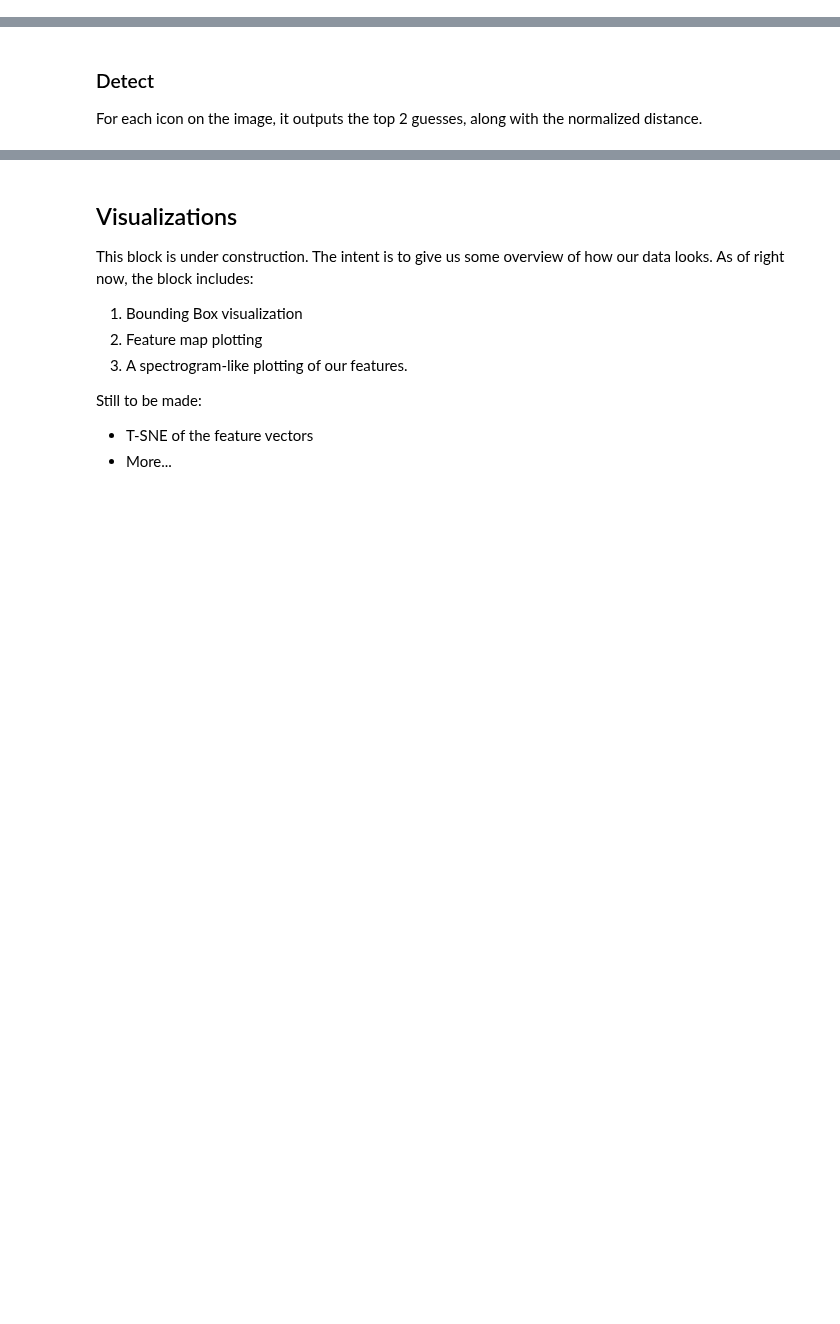
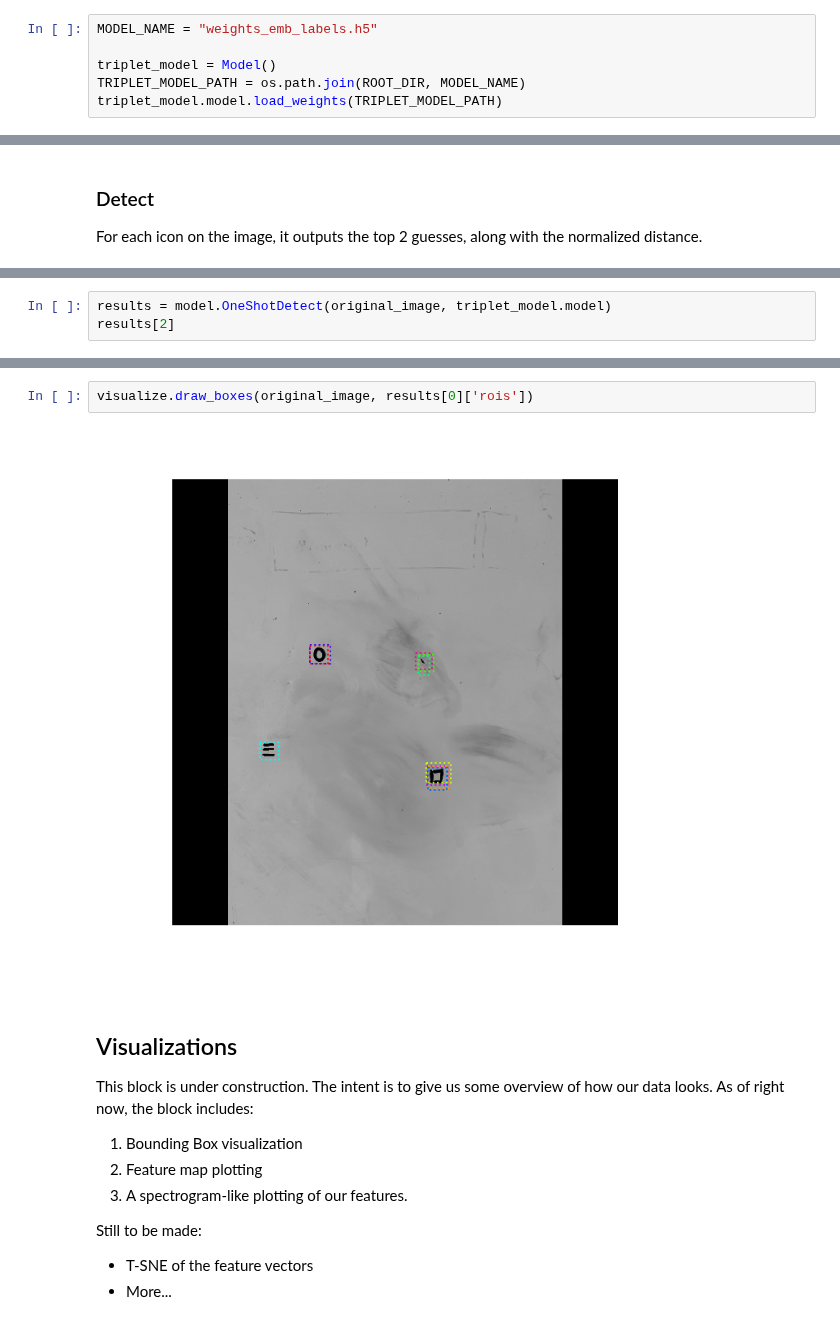
Before and after one commit to matterport/Mask_RCNN, a Jupyter notebook: samples/wireframe/One-Shot.ipynb, the cells around one changed output, grey strips where cells are left out. Saved outputs shown, nothing was run; the diff lists cells and outputs as text; blank space fills up the shorter version.

```diff
--- a/samples/wireframe/One-Shot.ipynb
+++ b/samples/wireframe/One-Shot.ipynb
@@ -169,3 +180,9 @@ Image no: 2
+# %%
+MODEL_NAME = "weights_emb_labels.h5"
+
+triplet_model = Model()
+TRIPLET_MODEL_PATH = os.path.join(ROOT_DIR, MODEL_NAME)
+triplet_model.model.load_weights(TRIPLET_MODEL_PATH)
 # %% [markdown]
 The next two functions might look similar in naming style, but they do different things. The OneShotAnchor function, is meant for you to tell our model "*hey! here's a new icon I'd like for you to be able to classify from now on*". Be aware, that the function only accepts images with **ONE** icon in it. <br/>
 The OneShotDetect function is meant to detect all icons on a given image, and output their labels, based on the one-shots the models has been given before through the OneShotAnchor function.
@@ -190,0 +200,3 @@ model.OneShotDetect(original_image)
+# %%
+results = model.OneShotDetect(original_image, triplet_model.model)
+results[2]
@@ -191,3 +214,7 @@ model.OneShotDetect(original_image)
+# %%
+visualize.draw_boxes(original_image, results[0]['rois'])
+# %% [output]
+[figure, added]
 # %% [markdown]
 ## Visualizations
 
```
Also changed, not shown: parts of 18 cells of this notebook, 6 other files.
